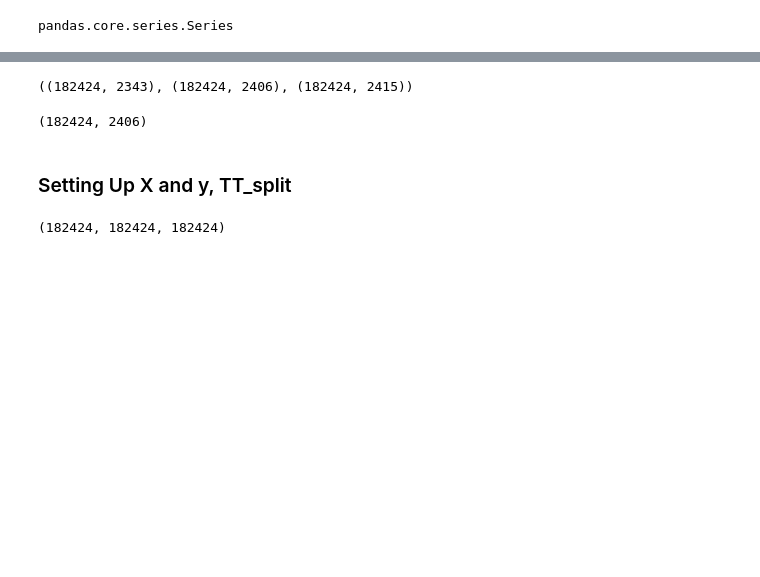
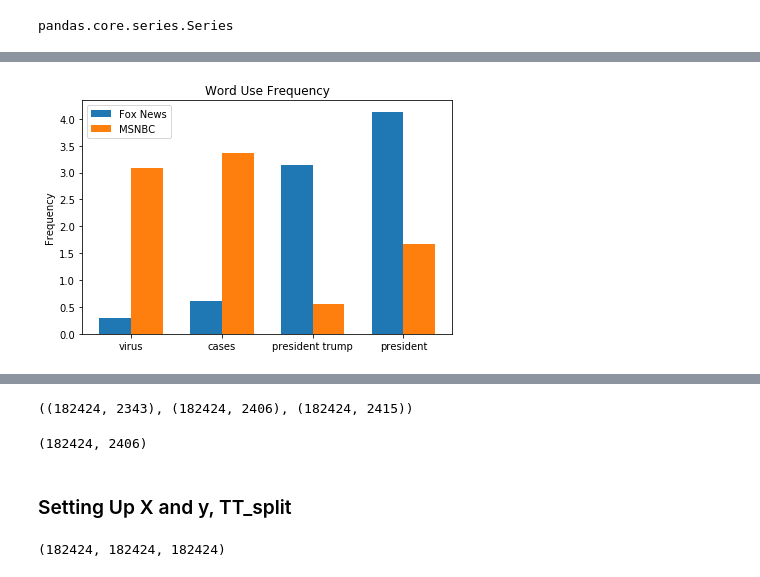
Before and after one commit to leckieje/chyrons_nlp, a Jupyter notebook: chyrons_book.ipynb, the cells around one changed output, grey strips where cells are left out. Saved outputs shown, nothing was run; the diff lists cells and outputs as text; code cells hidden in the pictures; blank space fills up the shorter version.

```diff
--- a/chyrons_book.ipynb
+++ b/chyrons_book.ipynb
@@ -406,0 +456,26 @@ df
+# %%
+def chart_freq_diff(df):
+    fig, ax = plt.subplots()
+    labels = df['word']
+    fox = df['fox_freq']
+    msnbc = df['msnbc_freq']
+
+    x = np.arange(len(labels))
+    width = 0.35
+    fox_bar = ax.bar(x - width/2, fox, width, label='Fox News')
+    msnbc_bar = ax.bar(x + width/2, msnbc, width, label='MSNBC')
+
+    ax.set_ylabel('Frequency')
+    ax.set_title('Word Use Frequency')
+    ax.set_xticks(x)
+    ax.set_xticklabels(labels)
+    ax.legend()
+
+#     ax.bar_label(fox_bar, padding=3)
+#     ax.bar_label(msnbc_bar, padding=3)
+
+    fig.tight_layout();
+# %%
+chart_freq_diff(df[1:5])
+# %% [output]
+[figure, added]
```
Also changed, not shown: parts of 20 cells of this notebook.
